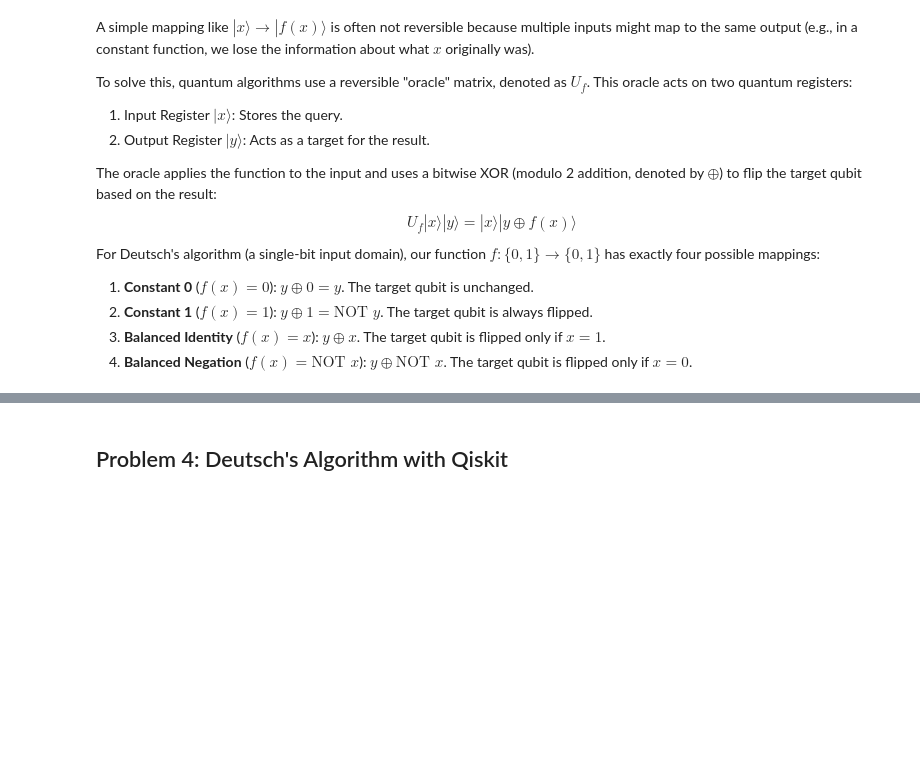
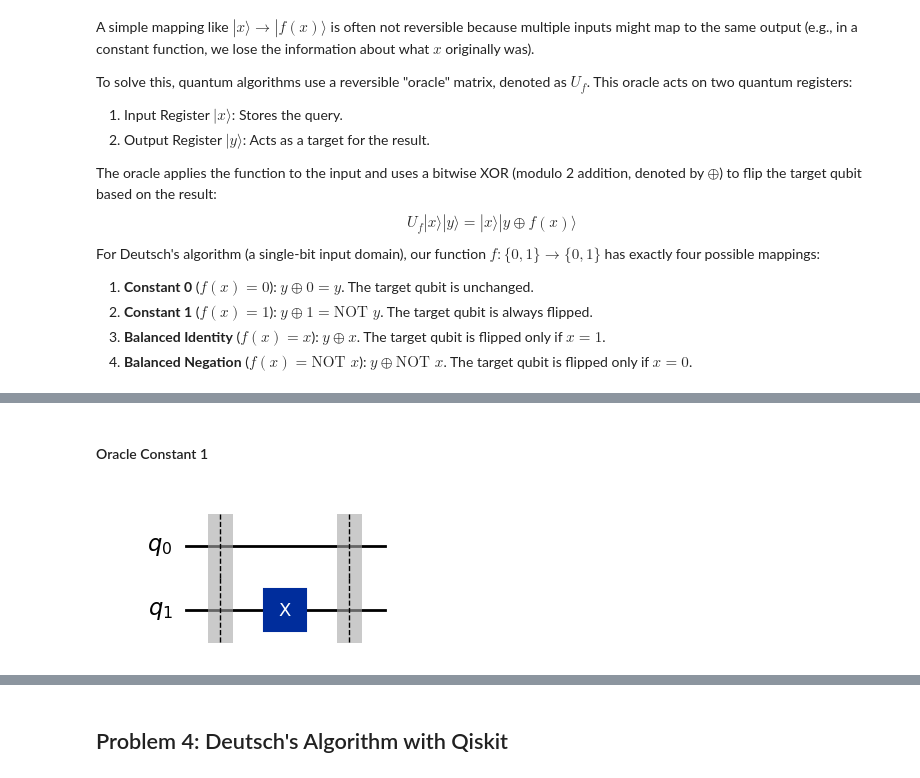
Before and after one commit to KarolisBz/emerging-technologies-assessment-g00417529, a Jupyter notebook: problems.ipynb, the cells around one changed output, grey strips where cells are left out. Saved outputs shown, nothing was run; the diff lists cells and outputs as text; code cells hidden in the pictures; blank space fills up the shorter version.

```diff
--- a/problems.ipynb
+++ b/problems.ipynb
@@ -419,0 +451,6 @@ def oracle_balanced_negation():
+# %% [markdown]
+#### Oracle Constant 1
+# %%
+oracle_constant_1().draw( output='mpl')
+# %% [output]
+[figure, added]
```
Also changed, not shown: parts of 13 cells of this notebook.
